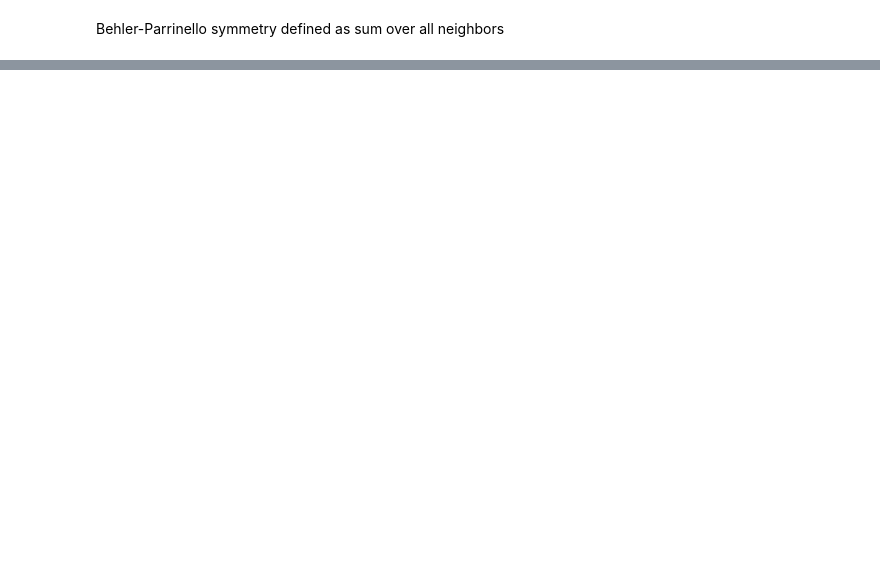
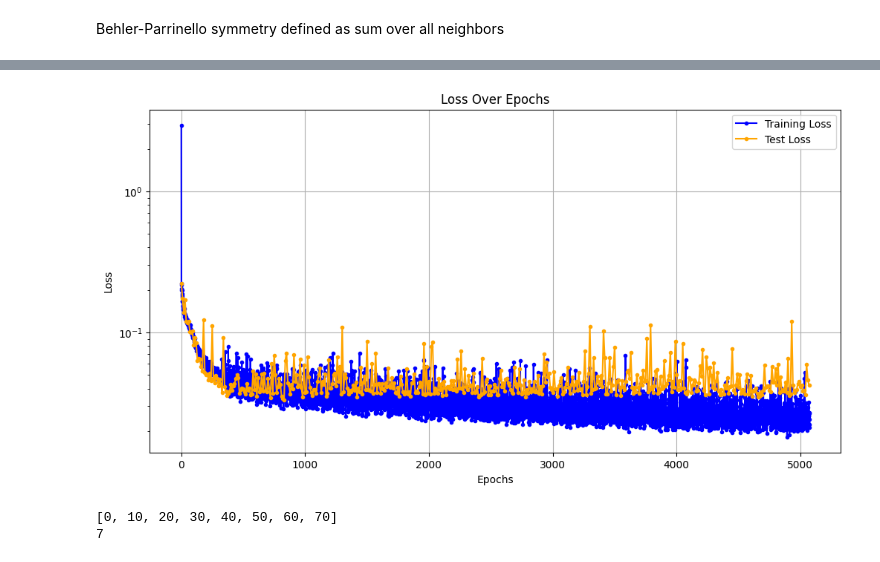
Before and after one commit to iceplant/ml_for_mol_sim, a Jupyter notebook: hw09/lj_BPnet.ipynb, the cells around one changed output, grey strips where cells are left out. Cells and saved outputs as stored; diff of their text form; code cells hidden in the pictures; blank space fills up the shorter version.

```diff
--- a/hw09/lj_BPnet.ipynb
+++ b/hw09/lj_BPnet.ipynb
@@ -465,0 +458,8 @@ g_1_func(distances)
+# %%
+G1_feature = torch.tensor([g_1_feature(d, r_cut) for d in distances2_sample])# feature1
+features = [G1_feature]
+
+for eta in etas:
+  features.append(torch.tensor([g_2_feature(d, eta, r_cut) for d in distances2_sample]))
+for kappa in kappas:
+  features.append(torch.tensor([g_3_feature(d, kappa, r_cut) for d in distances2_sample]))
@@ -465,0 +758,11 @@ g_1_func(distances)
+# %%
+architecture = [21] + [25, 25, 25] + [1]
+# print(architecture)
+model = Modified_MLP(architecture).to(DEVICE)
+coords = torch.optim.Adam(model.parameters())
+criterion = torch.nn.MSELoss()
+optimizer = torch.optim.Adam(model.parameters(), lr=.001)
+train_losses = []
+test_losses = []
+scheduler = ReduceLROnPlateau(optimizer, mode='min', factor=0.1, patience=5)
+scheduler = torch.optim.lr_scheduler.StepLR(optimizer, step_size=30, gamma=0.1)  # Adjust `step_size` and `gamma` as needed
@@ -465,0 +876,43 @@ g_1_func(distances)
+# %%
+
+# Create an array of epochs for the training losses
+epochs_arr = list(range(len(train_losses)))
+
+# Calculate the indices for `test_epochs` based on `eval_period`
+test_epochs = list(range(0, len(train_losses), eval_period))
+
+min_length = min(len(test_epochs), len(test_losses))
+test_epochs = test_epochs[:min_length]
+test_losses = test_losses[:min_length]
+
+# if len(test_epochs) != len(test_losses):
+#   test_epochs = test_epochs[:len(test_losses) + 1]
+
+plt.figure(figsize=(12, 6))
+
+# Plot training loss
+plt.plot(epochs_arr, train_losses, marker='.', linestyle='-', color='blue', label='Training Loss')
+
+# Plot test loss at corresponding epochs (every eval_period-th epoch)
+plt.plot(test_epochs, test_losses, marker='.', linestyle='-', color='orange', label='Test Loss')
+
+# Title, labels, and legend
+plt.title('Loss Over Epochs')
+plt.xlabel('Epochs')
+plt.ylabel('Loss')
+plt.legend()
+plt.yscale('log')
+
+# Grid for better readability
+plt.grid(True)
+
+# Show the plot
+plt.show()
+# %% [output]
+[figure, added]
+# %%
+print(test_epochs)
+print(len(test_losses))
+# %% [output]
+[0, 10, 20, 30, 40, 50, 60, 70]
+7
```
Also changed, not shown: parts of 34 cells of this notebook.
